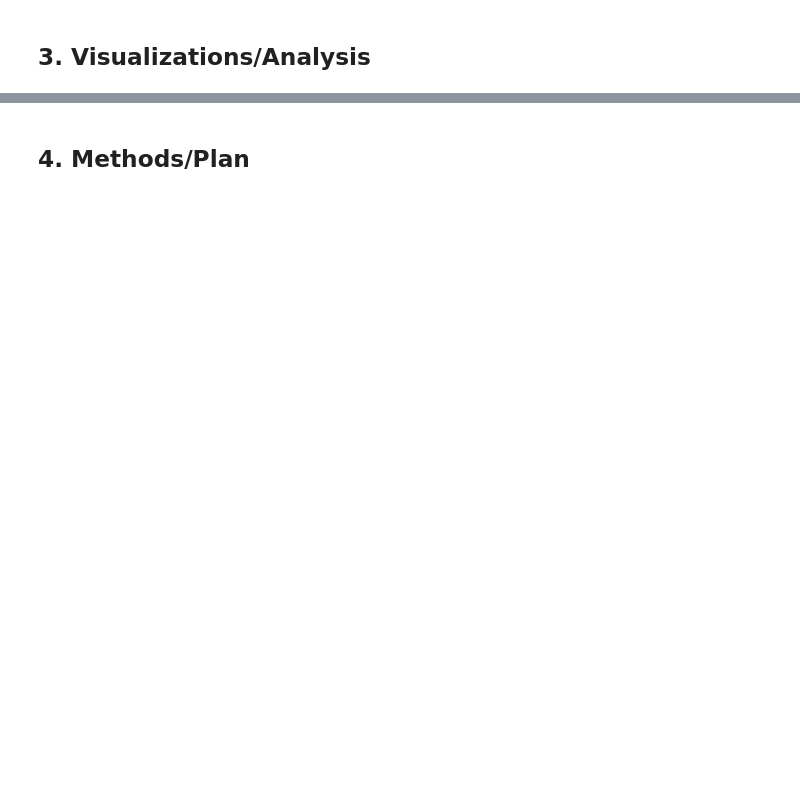
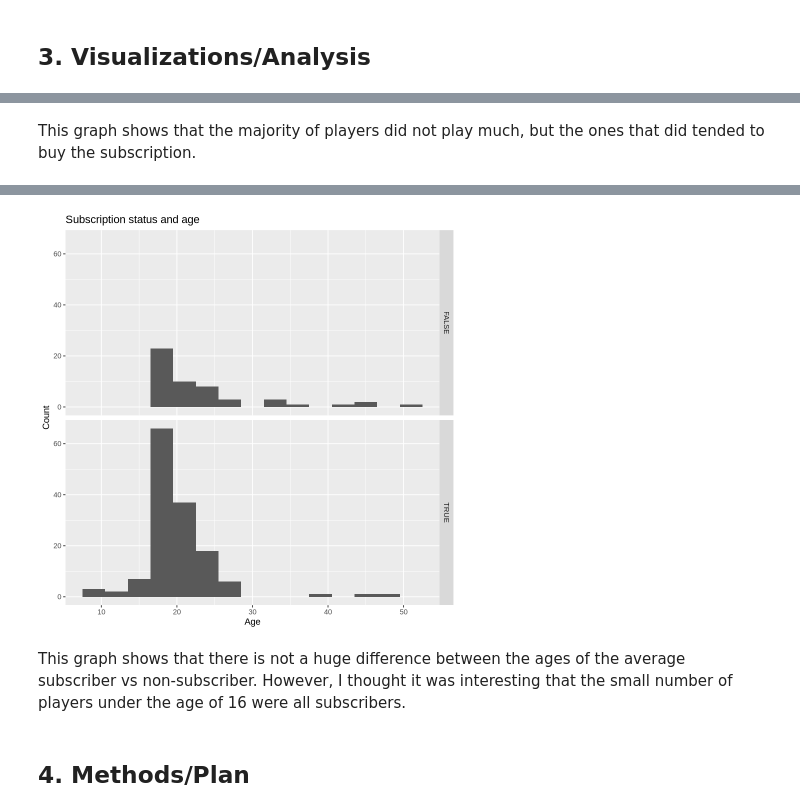
Before and after one commit to JuiceTanWeb/Individual-Project-Planning-Phase, a Jupyter notebook: Project.ipynb, the cells around one changed output, grey strips where cells are left out. Drawn from its saved outputs; the diff is of its cells as text; code cells hidden in the pictures; blank space fills up the shorter version.

```diff
--- a/Project.ipynb
+++ b/Project.ipynb
@@ -141,0 +222,9 @@ Can experience level predict subscription status?
+# %% [markdown]
+This graph shows that the majority of players did not play much, but the ones that did tended to buy the subscription.
+# %%
+ggplot(players, aes(age)) +
+geom_histogram(binwidth = 3) +
+facet_grid(rows = vars(subscribe)) +
+labs(x = "Age", y = "Count") +
+ggtitle("Subscription status and age")
+# %% [output]
@@ -142,2 +233,5 @@ Can experience level predict subscription status?
+[figure, added]
+# %% [markdown]
+This graph shows that there is not a huge difference between the ages of the average subscriber vs non-subscriber. However, I thought it was interesting that the small number of players under the age of 16 were all subscribers.
 # %% [markdown]
 ## 4. Methods/Plan
```
Also changed, not shown: parts of 10 cells of this notebook.
